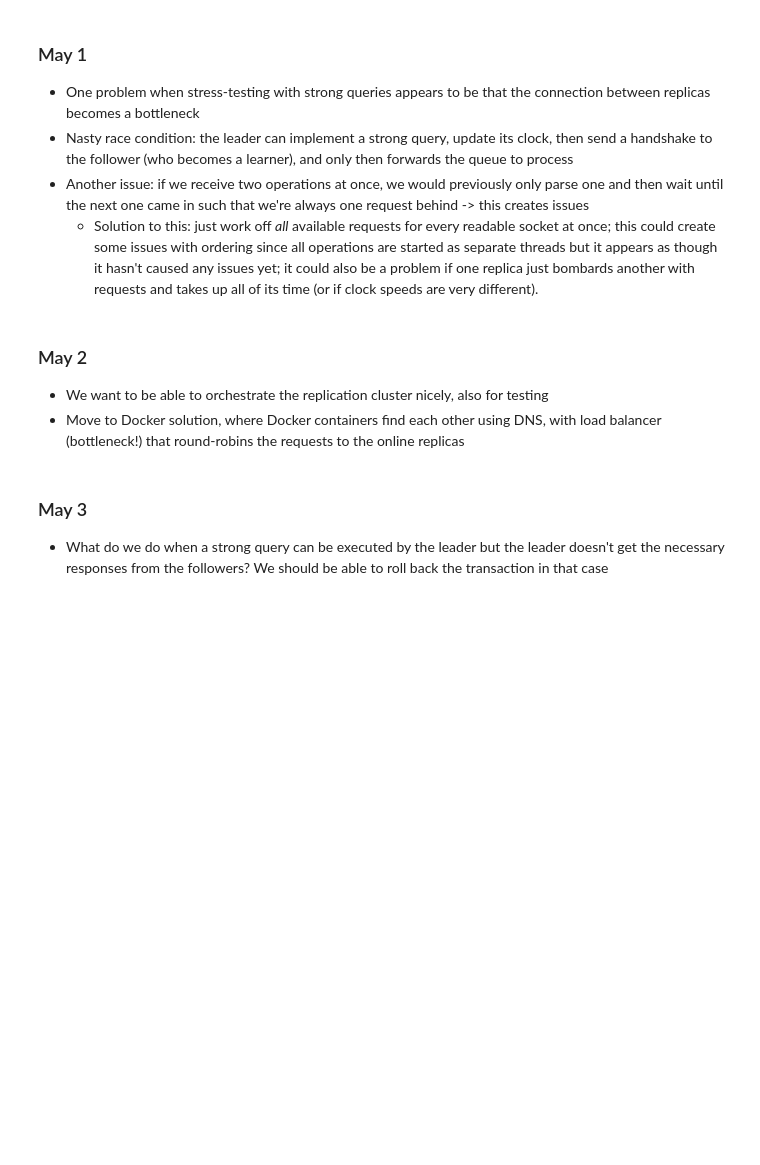
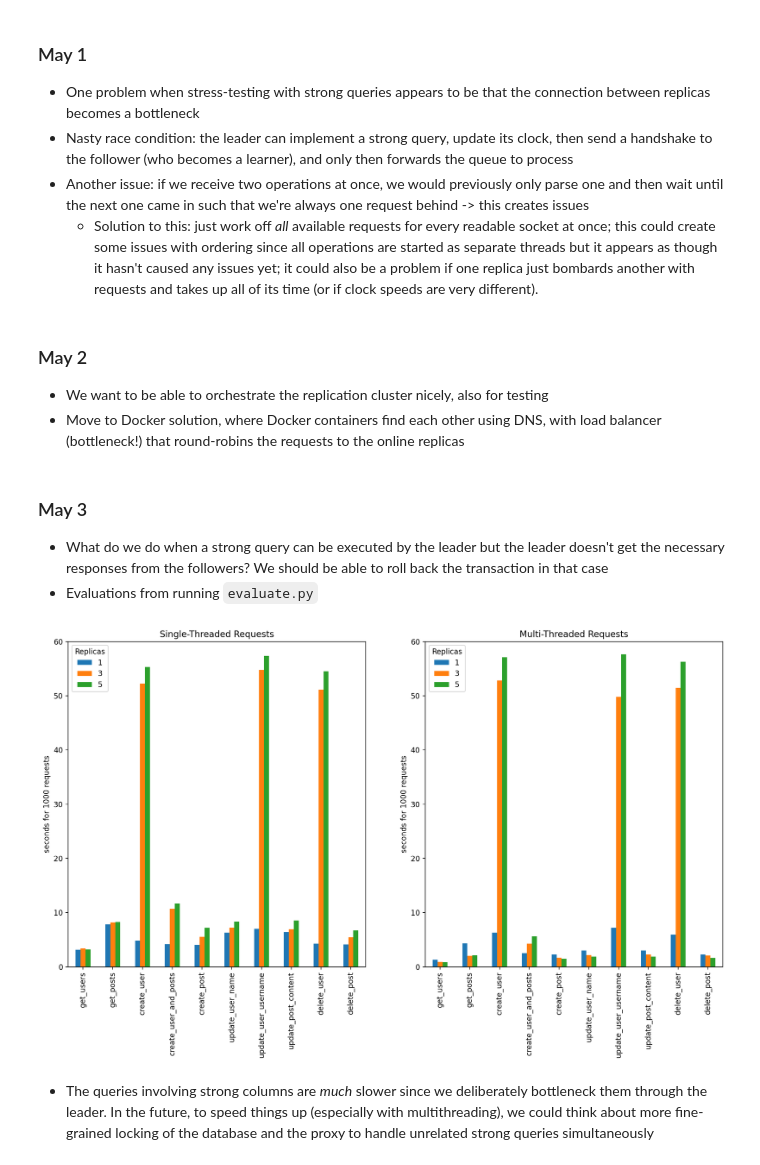
Before and after one commit to vboesu/cs262, a Jupyter notebook: final/NOTEBOOK.ipynb, the cells around one changed output. Cells and saved outputs as stored; diff of their text form; code cells hidden in the pictures; blank space fills up the shorter version.

Commit message:
evaluations

```diff
--- a/final/NOTEBOOK.ipynb
+++ b/final/NOTEBOOK.ipynb
@@ -78,3 +78,4 @@ Load Balancer: not sure for now; think later
 # %% [markdown]
 ### May 3
 - What do we do when a strong query can be executed by the leader but the leader doesn't get the necessary responses from the followers? We should be able to roll back the transaction in that case
+- Evaluations from running `evaluate.py`
@@ -80,0 +167,41 @@ Load Balancer: not sure for now; think later
+# %%
+import pandas as pd
+import matplotlib.pyplot as plt
+
+df_st = pd.DataFrame({
+    1: ST1,
+    3: ST3,
+    5: ST5,
+})
+
+df_mt = pd.DataFrame({
+    1: MT1,
+    3: MT3,
+    5: MT5,
+})
+# %%
+fig, ax = plt.subplots(1, 2, figsize=(16, 8), dpi=200)
+
+df_st.plot(ax=ax[0], kind="bar")
+df_mt.plot(ax=ax[1], kind="bar")
+
+# ax[0].set_yscale("log")
+# ax[1].set_yscale("log")
+
+ax[0].set_ylim(0, 60)
+ax[1].set_ylim(0, 60)
+
+ax[0].set_title("Single-Threaded Requests")
+ax[1].set_title("Multi-Threaded Requests")
+
+ax[0].set_ylabel("seconds for 1000 requests")
+ax[1].set_ylabel("seconds for 1000 requests")
+
+ax[0].legend(title="Replicas")
+ax[1].legend(title="Replicas")
+
+fig.savefig("evaluations.pdf", bbox_inches="tight")
+# %% [output]
+[figure, added]
+# %% [markdown]
+- The queries involving strong columns are *much* slower since we deliberately bottleneck them through the leader. In the future, to speed things up (especially with multithreading), we could think about more fine-grained locking of the database and the proxy to handle unrelated strong queries simultaneously
```
Also changed, not shown: parts of 3 cells of this notebook, 6 other files.
